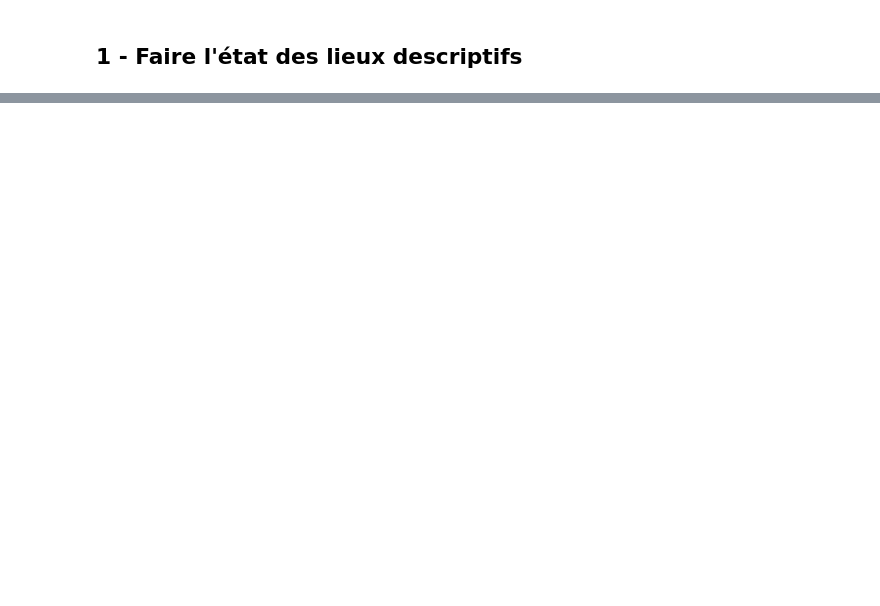
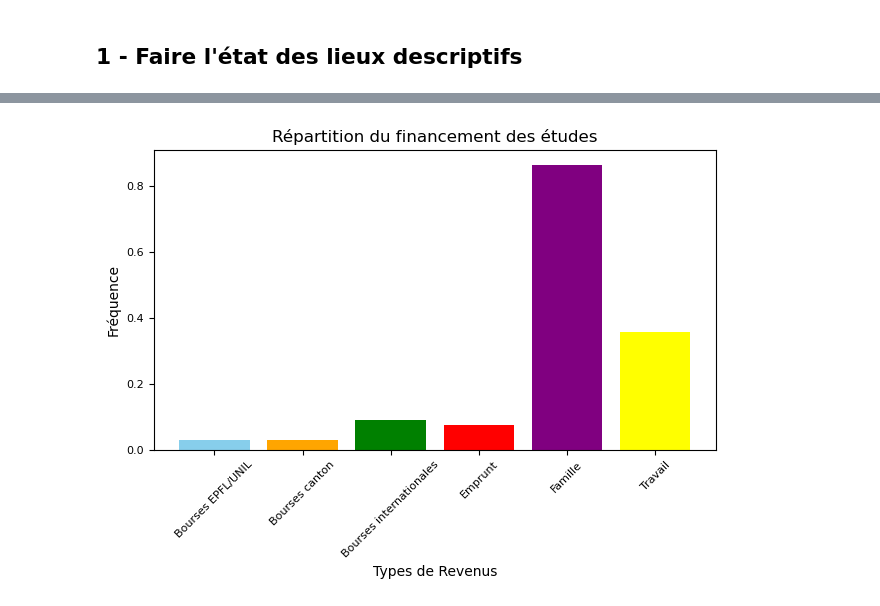
Before and after one commit to ClarissePierre/Precarite_Analyse, a Jupyter notebook: analyse.ipynb, the cells around one changed output, grey strips where cells are left out. Cells and saved outputs as stored; diff of their text form; code cells hidden in the pictures; blank space fills up the shorter version.

```diff
--- a/analyse.ipynb
+++ b/analyse.ipynb
@@ -333,0 +362,25 @@ data['Sport_pb_physique']=Pb_physique
+# %%
+# Histogramme des sources de revenus
+
+Types_Rev=['Revenus_bourses_EPFL_UNIL','Revenus_bourses_canton','Revenus_bourses_internationales','Revenus_emprunt','Revenus_famille','Revenus_travail']
+Rev=[sum(data['Revenus_bourses_EPFL_UNIL'])/len(data),sum(data['Revenus_bourses_canton'])/len(data),
+sum(data['Revenus_bourses_internationales'])/len(data),sum(data['Revenus_emprunt'])/len(data),
+sum(data['Revenus_famille'])/len(data),sum(data['Revenus_travail'])/len(data)]
+
+plt.bar(Types_Rev,Rev,color=['skyblue', 'orange', 'green', 'red', 'purple','yellow'])
+
+
+plt.xlabel('Types de Revenus')
+plt.ylabel('Fréquence')
+plt.title('Répartition du financement des études')
+
+# Change tick names
+plt.xticks(Types_Rev, ['Bourses EPFL/UNIL','Bourses canton' ,'Bourses internationales', 'Emprunt', 'Famille', 'Travail'], rotation=45)
+
+# Adjust tick label font size
+plt.xticks(fontsize=8)
+plt.yticks(fontsize=8)
+
+plt.tight_layout()
+# %% [output]
+[figure, added]
```
Also changed, not shown: parts of 9 cells of this notebook.
